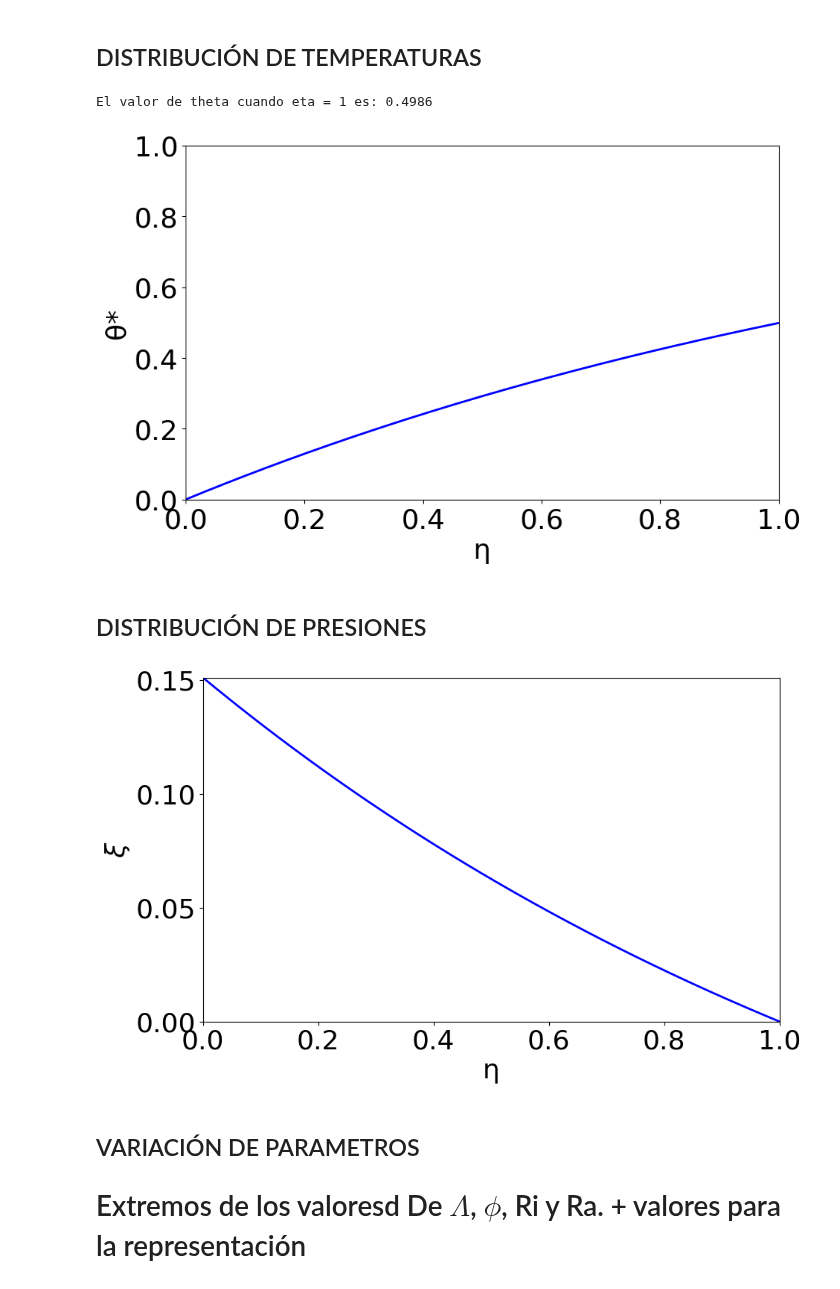
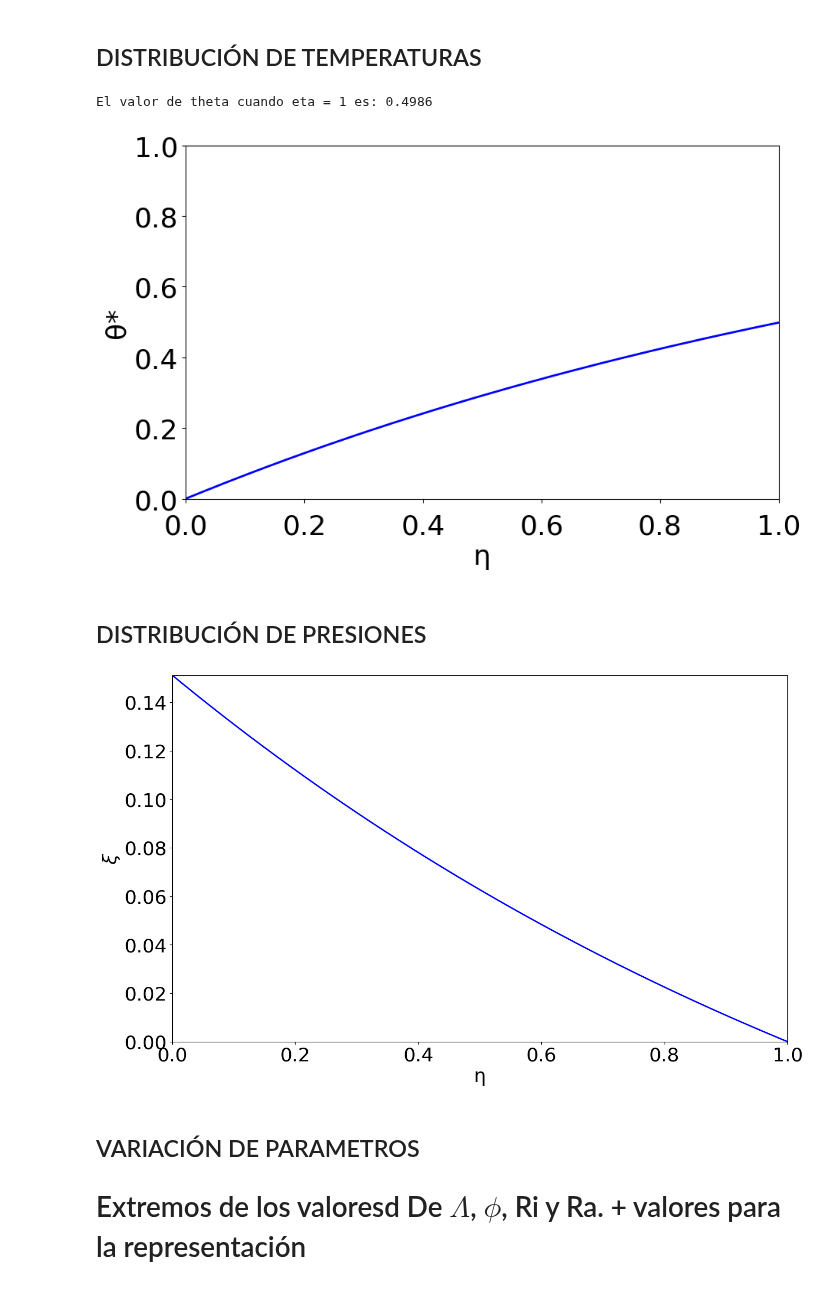
Before and after one commit to angelgvillatoro/bullville_M1, a Jupyter notebook: tfm/4_9_24.ipynb, the cells around one changed output. Saved outputs shown, nothing was run; the diff lists cells and outputs as text; code cells hidden in the pictures.

```diff
--- a/tfm/4_9_24.ipynb
+++ b/tfm/4_9_24.ipynb
@@ -108,6 +108,7 @@ plt.axhline(y=1, color='r', linestyle='--', alpha=0.5)  # Línea asintótica en
 plt.xlim(0, max(eta))
 plt.ylim(0, 1)
 plt.tick_params(axis='both', which='major', labelsize=26)
+plt.tick_params(axis='x', which='major', pad=10)
 
 '''# Marcar el punto (1, theta_1) en la gráfica
 plt.plot(1, theta_1, 'ro', markersize=10)  # 'ro' significa un punto rojo
@@ -120,37 +121,37 @@ plt.annotate(r'$\theta^* (\eta = 1) = $' + f'{theta_1:.4f}' + f', $T_f$ = {T_f-2
 plt.show()
 # %% [output]
 El valor de theta cuando eta = 1 es: 0.4986
-[figure, old version]
+[figure, new version]
 # %% [markdown]
 ## DISTRIBUCIÓN DE PRESIONES
 # %%
 def xi_fun(eta, v_e, Ra, phi, LAMBDA):
     return v_e**2 / (Ra * phi) * (1 - eta) - LAMBDA / (phi * v_e) * (1 - np.exp(-(LAMBDA/v_e) * (eta - 1)))
 
 # Crear un rango de valores para eta
 eta = np.linspace(0, 1, 1000)  # Ajusta el rango según sea necesario
 
 # Calcular theta_estrella para cada valor de eta
 xi_dist = xi_fun(eta, v_e, Ra, phi, LAMBDA)
 
 # Crear la gráfica
-plt.figure(figsize=(10, 6))
+plt.figure(figsize=(10*3/2, 6*3/2))
 plt.plot(eta, xi_dist, 'b-', linewidth=2)
 #plt.title(f'Gráfica de ' + r'$\xi$ vs η en estacionario')
 plt.xlabel('η', fontsize = 26)
 plt.ylabel(r'$\xi$', fontsize = 26)
 #plt.grid(True)
 plt.axhline(y=1, color='r', linestyle='--', alpha=0.5)  # Línea asintótica en y=1
 plt.xlim(0, max(eta))
 plt.ylim(0, max(xi_dist))
 plt.tick_params(axis='both', which='major', labelsize=26)
 
 # Añadir una ecuación en la gráfica
 #plt.text(0.5, 0.2, f'θ* = 1 - e^(-{a:.4f}η)', fontsize=12, bbox=dict(facecolor='white', alpha=0.5))
 
 plt.show()
 # %% [output]
-[figure, old version]
+[figure, new version]
 # %% [markdown]
 ## VARIACIÓN DE PARAMETROS
 
```
Also changed, not shown: parts of 1 cell of this notebook.
